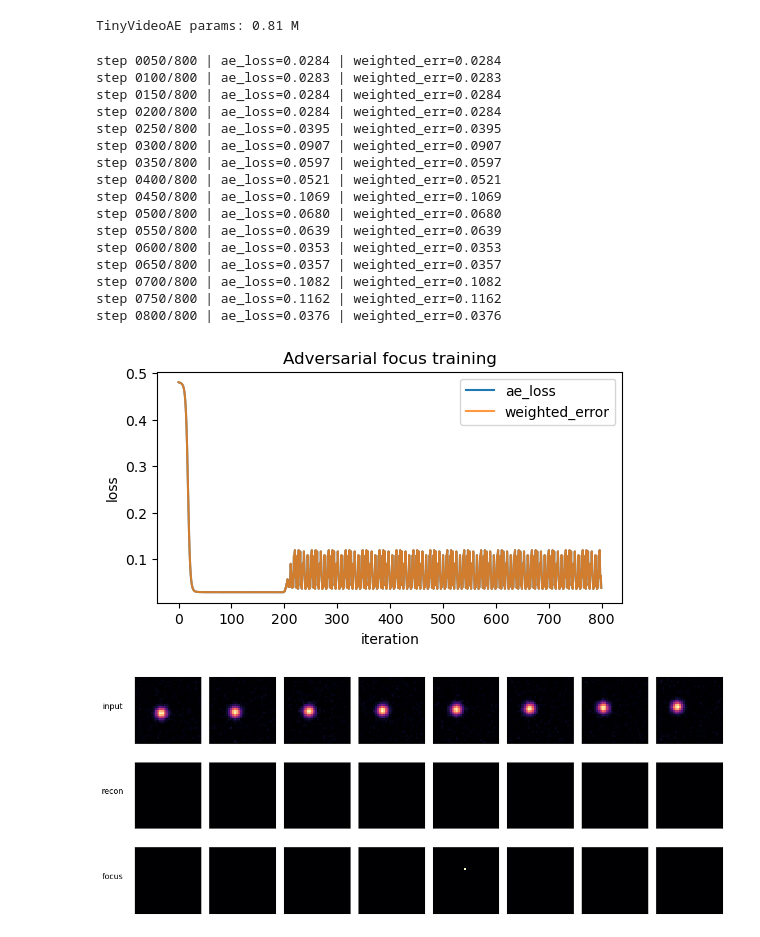
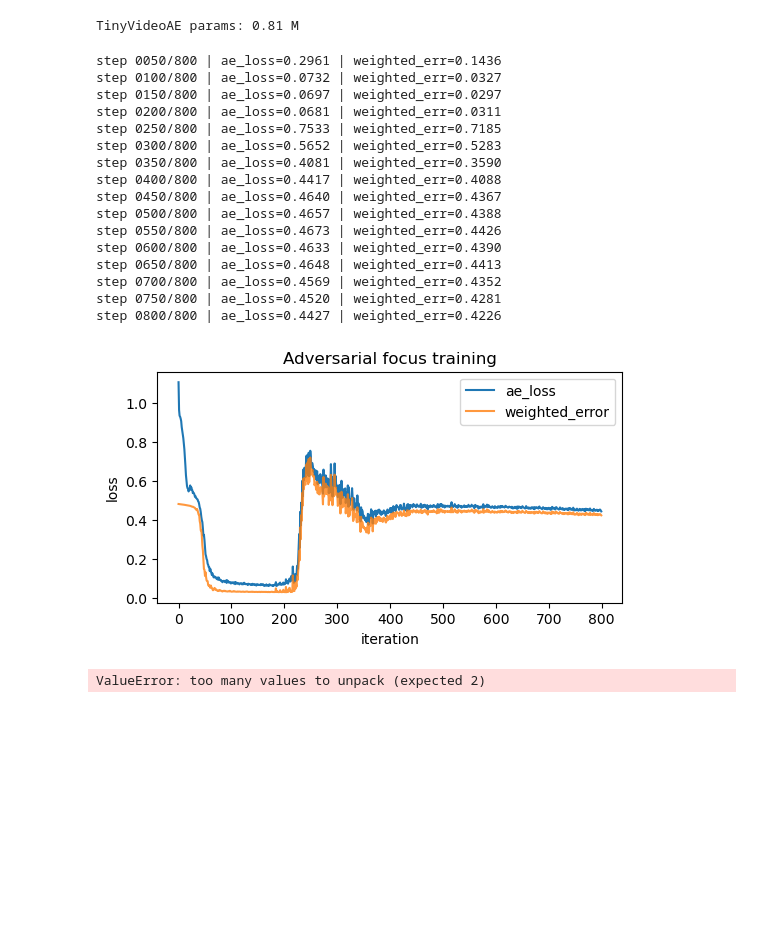
Before and after one commit to fangyuan-ksgk/mod_gpt, a Jupyter notebook: video.ipynb, the cells around one changed output. Saved outputs shown, nothing was run; the diff lists cells and outputs as text; code cells hidden in the pictures; blank space fills up the shorter version.

```diff
--- a/video.ipynb
+++ b/video.ipynb
@@ -60,6 +60,15 @@ cfg = VideoConfig()
 dataset = MovingBlobDataset(cfg)
 dataloader = DataLoader(dataset, batch_size=cfg.batch_size, shuffle=True, drop_last=True)
 train_stream = cycle(dataloader)
+
+import lejepa
+from torch import nn
+
+univariate_test = lejepa.univariate.EppsPulley(n_points=17)
+emb_reg_fn = lejepa.multivariate.SlicingUnivariateTest(
+    univariate_test=univariate_test,
+    num_slices=1024
+)
 # %%
 class TinyVideoAE(nn.Module):
     def __init__(self, latent_dim: int = 96, focus_temperature: float = 1.0):
@@ -116,10 +125,11 @@ class TinyVideoAE(nn.Module):
 
     def forward(self, x: torch.Tensor) -> Tuple[torch.Tensor, torch.Tensor]:
         latent = self.encode(x)
+        emb_reg_loss = emb_reg_fn(latent)
         decoded_features = self.project_latent(latent)
         recon = self.decode(decoded_features)
         focus = self.focus_from_features(decoded_features)
-        return recon, focus
+        return recon, focus, emb_reg_loss
 
 
 def count_parameters(module: nn.Module) -> int:
@@ -168,7 +178,7 @@ for step in range(1, train_steps + 1):
     set_requires_grad(model.focus_head, False)
     optimizer_ae.zero_grad()
 
-    recon, focus_map = model(batch)
+    recon, focus_map, emb_reg_loss = model(batch)
     pixelwise_loss = criterion_pixelwise(recon, batch)
 
     if step < focus_warmup_steps:
@@ -176,7 +186,7 @@ for step in range(1, train_steps + 1):
     else:
         weighted_err = reduce_weighted(pixelwise_loss, focus_map.detach())
 
-    loss_ae = weighted_err.mean()
+    loss_ae = weighted_err.mean() + emb_reg_loss.mean()
     loss_ae.backward()
     nn.utils.clip_grad_norm_(ae_params, 1.0)
     optimizer_ae.step()
@@ -214,51 +224,51 @@ plt.figure(figsize=(6, 3))
 plt.plot(history_ae, label="ae_loss")
 plt.plot(history_focus, label="weighted_error", alpha=0.8)
 plt.xlabel("iteration")
 plt.ylabel("loss")
 plt.title("Adversarial focus training")
 plt.legend()
 plt.show()
 
 def visualize_reconstruction(example_idx: int = 0) -> None:
     model.eval()
     with torch.no_grad():
         original = dataset[example_idx].unsqueeze(0).to(device)
         recon, focus = model(original)
     original = original.cpu()
     recon = recon.cpu()
     focus = focus.cpu()
 
     fig, axes = plt.subplots(3, cfg.frames, figsize=(cfg.frames * 1.4, 4.8))
     for row, tensor, label in zip(axes, (original, recon, focus), ("input", "recon", "focus")):
         for col, ax in enumerate(row):
             ax.imshow(tensor[0, 0, col], cmap="magma", vmin=0, vmax=1)
             if col == 0:
                 ax.set_ylabel(label, rotation=0, labelpad=28, fontsize=10)
             ax.set_xticks([])
             ax.set_yticks([])
     plt.tight_layout()
     plt.show()
 
 visualize_reconstruction(example_idx=3)
 # %% [output]
-step 0050/800 | ae_loss=0.0284 | weighted_err=0.0284
-step 0100/800 | ae_loss=0.0283 | weighted_err=0.0283
-step 0150/800 | ae_loss=0.0284 | weighted_err=0.0284
-step 0200/800 | ae_loss=0.0284 | weighted_err=0.0284
-step 0250/800 | ae_loss=0.0395 | weighted_err=0.0395
-step 0300/800 | ae_loss=0.0907 | weighted_err=0.0907
-step 0350/800 | ae_loss=0.0597 | weighted_err=0.0597
-step 0400/800 | ae_loss=0.0521 | weighted_err=0.0521
-step 0450/800 | ae_loss=0.1069 | weighted_err=0.1069
-step 0500/800 | ae_loss=0.0680 | weighted_err=0.0680
-step 0550/800 | ae_loss=0.0639 | weighted_err=0.0639
-step 0600/800 | ae_loss=0.0353 | weighted_err=0.0353
-step 0650/800 | ae_loss=0.0357 | weighted_err=0.0357
-step 0700/800 | ae_loss=0.1082 | weighted_err=0.1082
-step 0750/800 | ae_loss=0.1162 | weighted_err=0.1162
-step 0800/800 | ae_loss=0.0376 | weighted_err=0.0376
+step 0050/800 | ae_loss=0.2961 | weighted_err=0.1436
+step 0100/800 | ae_loss=0.0732 | weighted_err=0.0327
+step 0150/800 | ae_loss=0.0697 | weighted_err=0.0297
+step 0200/800 | ae_loss=0.0681 | weighted_err=0.0311
+step 0250/800 | ae_loss=0.7533 | weighted_err=0.7185
+step 0300/800 | ae_loss=0.5652 | weighted_err=0.5283
+step 0350/800 | ae_loss=0.4081 | weighted_err=0.3590
+step 0400/800 | ae_loss=0.4417 | weighted_err=0.4088
+step 0450/800 | ae_loss=0.4640 | weighted_err=0.4367
+step 0500/800 | ae_loss=0.4657 | weighted_err=0.4388
+step 0550/800 | ae_loss=0.4673 | weighted_err=0.4426
+step 0600/800 | ae_loss=0.4633 | weighted_err=0.4390
+step 0650/800 | ae_loss=0.4648 | weighted_err=0.4413
+step 0700/800 | ae_loss=0.4569 | weighted_err=0.4352
+step 0750/800 | ae_loss=0.4520 | weighted_err=0.4281
+step 0800/800 | ae_loss=0.4427 | weighted_err=0.4226
-[figure, old version]
+[figure, new version]
-[figure, removed]
+ValueError: too many values to unpack (expected 2)
 # %%
 # Multi-scale loss
 # --> conv on recon, target --> compute loss
```
Also changed, not shown: parts of 1 cell of this notebook, 7 other files.
